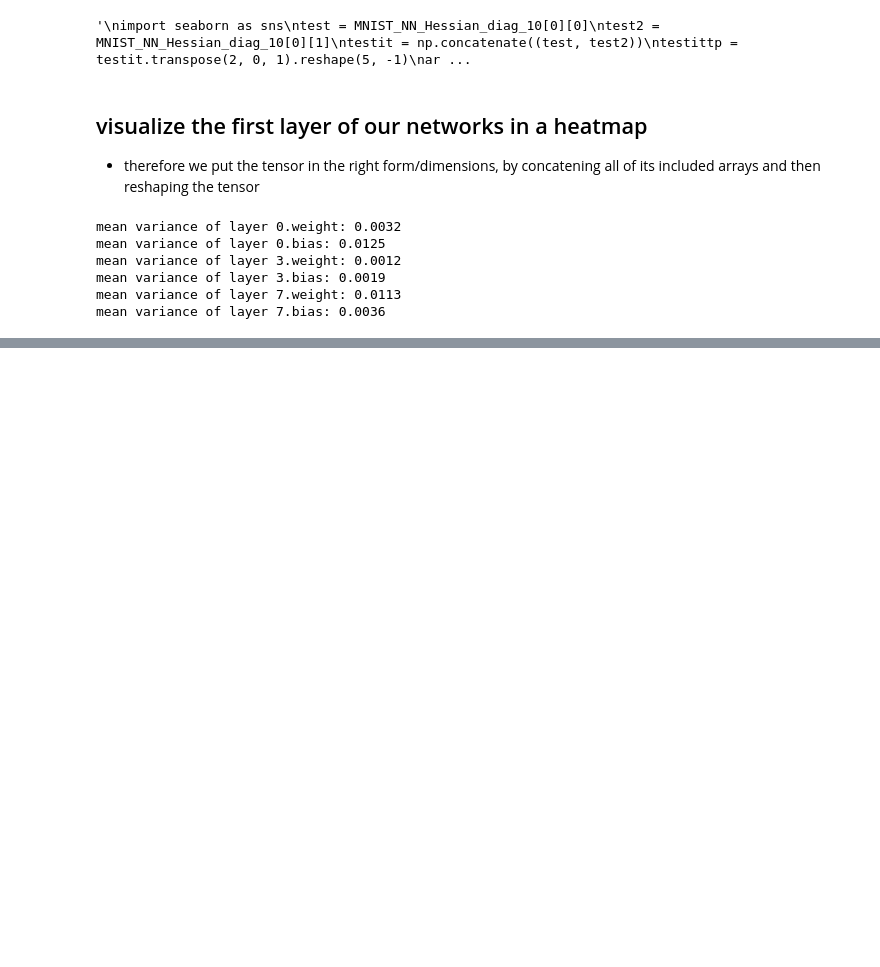
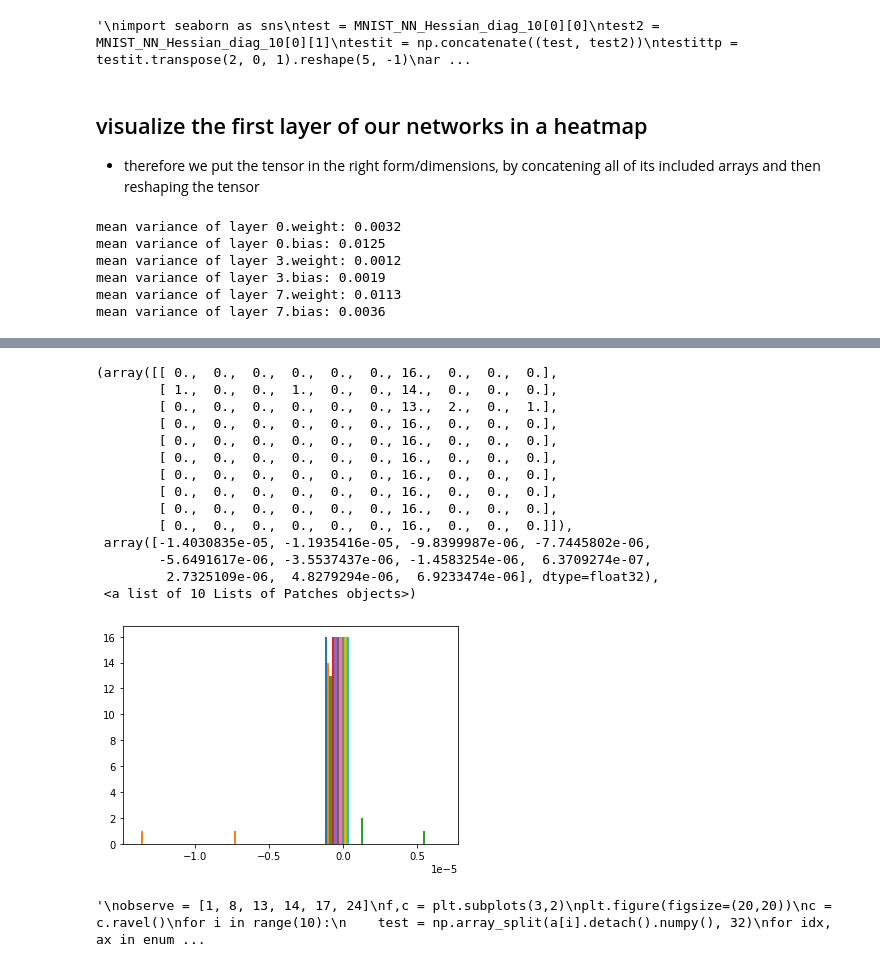
Before and after one commit to moreezee/BcThesisMK, a Jupyter notebook: Moritz_folder/different_seeds/precisionmeans_seed=9.ipynb, the cells around one changed output, grey strips where cells are left out. Saved outputs shown, nothing was run; the diff lists cells and outputs as text; code cells hidden in the pictures; blank space fills up the shorter version.

```diff
--- a/Moritz_folder/different_seeds/precisionmeans_seed=9.ipynb
+++ b/Moritz_folder/different_seeds/precisionmeans_seed=9.ipynb
@@ -381,0 +430,43 @@ for i in range(len(layer_split)):
+# %%
+to_hist = []
+target_feature = 9
+for i in range(10):
+    weight = a[i].detach().numpy()
+    weight = np.array_split(np.array(weight), 32)
+    to_hist.append(weight[target_feature -1])
+plt.hist(to_hist)
+# %% [output]
+(array([[ 0.,  0.,  0.,  0.,  0.,  0., 16.,  0.,  0.,  0.],
+        [ 1.,  0.,  0.,  1.,  0.,  0., 14.,  0.,  0.,  0.],
+        [ 0.,  0.,  0.,  0.,  0.,  0., 13.,  2.,  0.,  1.],
+        [ 0.,  0.,  0.,  0.,  0.,  0., 16.,  0.,  0.,  0.],
+        [ 0.,  0.,  0.,  0.,  0.,  0., 16.,  0.,  0.,  0.],
+        [ 0.,  0.,  0.,  0.,  0.,  0., 16.,  0.,  0.,  0.],
+        [ 0.,  0.,  0.,  0.,  0.,  0., 16.,  0.,  0.,  0.],
+        [ 0.,  0.,  0.,  0.,  0.,  0., 16.,  0.,  0.,  0.],
+        [ 0.,  0.,  0.,  0.,  0.,  0., 16.,  0.,  0.,  0.],
+        [ 0.,  0.,  0.,  0.,  0.,  0., 16.,  0.,  0.,  0.]]),
+ array([-1.4030835e-05, -1.1935416e-05, -9.8399987e-06, -7.7445802e-06,
+        -5.6491617e-06, -3.5537437e-06, -1.4583254e-06,  6.3709274e-07,
+         2.7325109e-06,  4.8279294e-06,  6.9233474e-06], dtype=float32),
+ <a list of 10 Lists of Patches objects>)
+[figure, added]
+# %%
+"""
+observe = [1, 8, 13, 14, 17, 24]
+f,c = plt.subplots(3,2)
+plt.figure(figsize=(20,20))
+c = c.ravel()
+for i in range(10):
+    test = np.array_split(a[i].detach().numpy(), 32)
+for idx, ax in enumerate(c):
+    ax.set_title(str(observe[idx] +1))
+    ax.hist(test[observe[idx]])
+plt.tight_layout()
+
+
+#for idx,ax in enumerate(a):
+ #   ax.hist(test[observe[idx]])
+ """
+# %% [output]
+'\nobserve = [1, 8, 13, 14, 17, 24]\nf,c = plt.subplots(3,2)\nplt.figure(figsize=(20,20))\nc = c.ravel()\nfor i in range(10):\n    test = np.array_split(a[i].detach().numpy(), 32)\nfor idx, ax in enum ...
```
Also changed, not shown: parts of 3 cells of this notebook, 16 other files.
